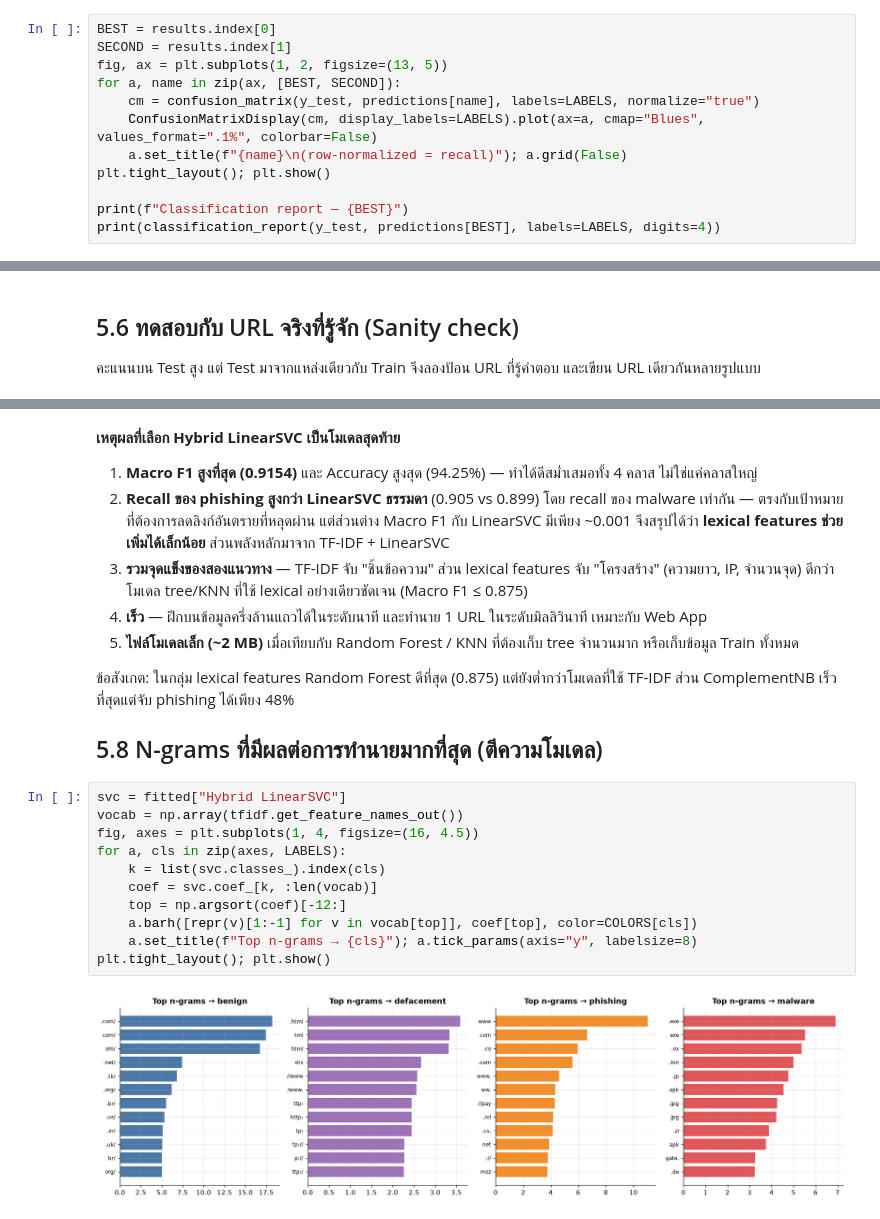
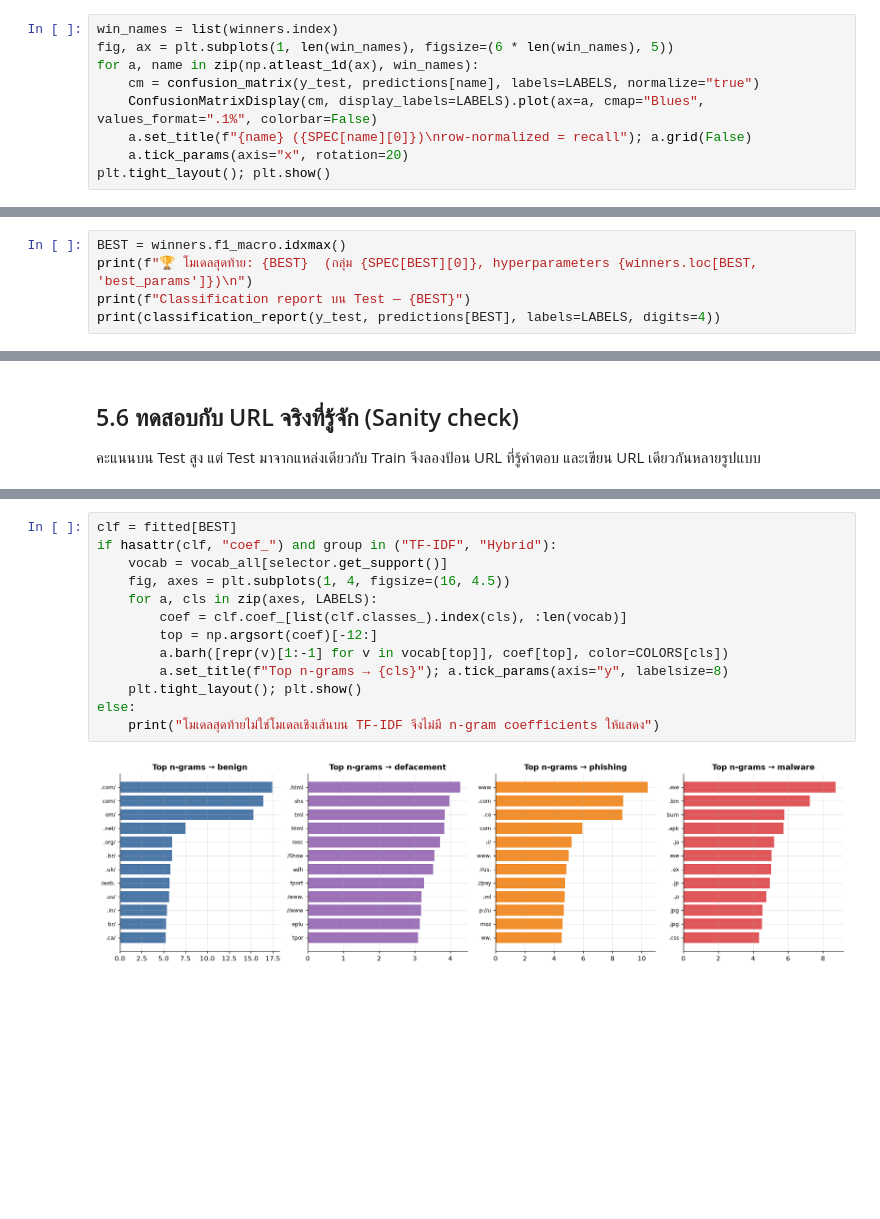
Before and after one commit to peem511/malicious-url-classifier, a Jupyter notebook: MaliciousURL_MiniProject.ipynb, the cells around one changed output, grey strips where cells are left out. Cells and saved outputs as stored; diff of their text form; blank space fills up the shorter version.

```diff
--- a/MaliciousURL_MiniProject.ipynb
+++ b/MaliciousURL_MiniProject.ipynb
@@ -744,13 +832,10 @@ plt.tight_layout(); plt.show()
 # %%
-BEST = results.index[0]
-SECOND = results.index[1]
-fig, ax = plt.subplots(1, 2, figsize=(13, 5))
-for a, name in zip(ax, [BEST, SECOND]):
+win_names = list(winners.index)
+fig, ax = plt.subplots(1, len(win_names), figsize=(6 * len(win_names), 5))
+for a, name in zip(np.atleast_1d(ax), win_names):
     cm = confusion_matrix(y_test, predictions[name], labels=LABELS, normalize="true")
     ConfusionMatrixDisplay(cm, display_labels=LABELS).plot(ax=a, cmap="Blues", values_format=".1%", colorbar=False)
-    a.set_title(f"{name}\n(row-normalized = recall)"); a.grid(False)
+    a.set_title(f"{name} ({SPEC[name][0]})\nrow-normalized = recall"); a.grid(False)
+    a.tick_params(axis="x", rotation=20)
 plt.tight_layout(); plt.show()
-
-print(f"Classification report — {BEST}")
-print(classification_report(y_test, predictions[BEST], labels=LABELS, digits=4))
 # %% [output]
@@ -771,0 +846,5 @@ weighted avg     0.9469    0.9425    0.9438    128203
+# %%
+BEST = winners.f1_macro.idxmax()
+print(f"🏆 โมเดลสุดท้าย: {BEST}  (กลุ่ม {SPEC[BEST][0]}, hyperparameters {winners.loc[BEST, 'best_params']})\n")
+print(f"Classification report บน Test — {BEST}")
+print(classification_report(y_test, predictions[BEST], labels=LABELS, digits=4))
@@ -857,28 +978,17 @@ print(f"🏆 โมเดลสุดท้าย: {BEST}")
-# %% [markdown]
-**เหตุผลที่เลือก Hybrid LinearSVC เป็นโมเดลสุดท้าย**
-1. **Macro F1 สูงที่สุด (0.9154)** และ Accuracy สูงสุด (94.25%) — ทำได้ดีสม่ำเสมอทั้ง 4 คลาส ไม่ใช่แค่คลาสใหญ่
-2. **Recall ของ phishing สูงกว่า LinearSVC ธรรมดา** (0.905 vs 0.899) โดย recall ของ malware เท่ากัน — ตรงกับเป้าหมายที่ต้องการลดลิงก์อันตรายที่หลุดผ่าน
-   แต่ส่วนต่าง Macro F1 กับ LinearSVC มีเพียง ~0.001 จึงสรุปได้ว่า **lexical features ช่วยเพิ่มได้เล็กน้อย** ส่วนพลังหลักมาจาก TF-IDF + LinearSVC
-3. **รวมจุดแข็งของสองแนวทาง** — TF-IDF จับ "ชิ้นข้อความ" ส่วน lexical features จับ "โครงสร้าง" (ความยาว, IP, จำนวนจุด)
-   ดีกว่าโมเดล tree/KNN ที่ใช้ lexical อย่างเดียวชัดเจน (Macro F1 ≤ 0.875)
-4. **เร็ว** — ฝึกบนข้อมูลครึ่งล้านแถวได้ในระดับนาที และทำนาย 1 URL ในระดับมิลลิวินาที เหมาะกับ Web App
-5. **ไฟล์โมเดลเล็ก (~2 MB)** เมื่อเทียบกับ Random Forest / KNN ที่ต้องเก็บ tree จำนวนมาก หรือเก็บข้อมูล Train ทั้งหมด
-
-ข้อสังเกต: ในกลุ่ม lexical features Random Forest ดีที่สุด (0.875) แต่ยังต่ำกว่าโมเดลที่ใช้ TF-IDF ส่วน ComplementNB เร็วที่สุดแต่จับ phishing ได้เพียง 48%
-
-## 5.8 N-grams ที่มีผลต่อการทำนายมากที่สุด (ตีความโมเดล)
 # %%
-svc = fitted["Hybrid LinearSVC"]
-vocab = np.array(tfidf.get_feature_names_out())
-fig, axes = plt.subplots(1, 4, figsize=(16, 4.5))
-for a, cls in zip(axes, LABELS):
-    k = list(svc.classes_).index(cls)
-    coef = svc.coef_[k, :len(vocab)]
-    top = np.argsort(coef)[-12:]
-    a.barh([repr(v)[1:-1] for v in vocab[top]], coef[top], color=COLORS[cls])
-    a.set_title(f"Top n-grams → {cls}"); a.tick_params(axis="y", labelsize=8)
-plt.tight_layout(); plt.show()
+clf = fitted[BEST]
+if hasattr(clf, "coef_") and group in ("TF-IDF", "Hybrid"):
+    vocab = vocab_all[selector.get_support()]
+    fig, axes = plt.subplots(1, 4, figsize=(16, 4.5))
+    for a, cls in zip(axes, LABELS):
+        coef = clf.coef_[list(clf.classes_).index(cls), :len(vocab)]
+        top = np.argsort(coef)[-12:]
+        a.barh([repr(v)[1:-1] for v in vocab[top]], coef[top], color=COLORS[cls])
+        a.set_title(f"Top n-grams → {cls}"); a.tick_params(axis="y", labelsize=8)
+    plt.tight_layout(); plt.show()
+else:
+    print("โมเดลสุดท้ายไม่ใช่โมเดลเชิงเส้นบน TF-IDF จึงไม่มี n-gram coefficients ให้แสดง")
 # %% [output]
-[figure, old version]
+[figure, new version]
 # %% [markdown]
 **📊 ผลลัพธ์:** บางรูปแบบสมเหตุสมผล เช่น malware ↔ นามสกุลไฟล์ `.exe`, `.bin`, `.apk`; phishing ↔ `//pay` (paypal ปลอม); defacement ↔ `.html`
```
Also changed, not shown: parts of 57 cells of this notebook, 5 other files.
